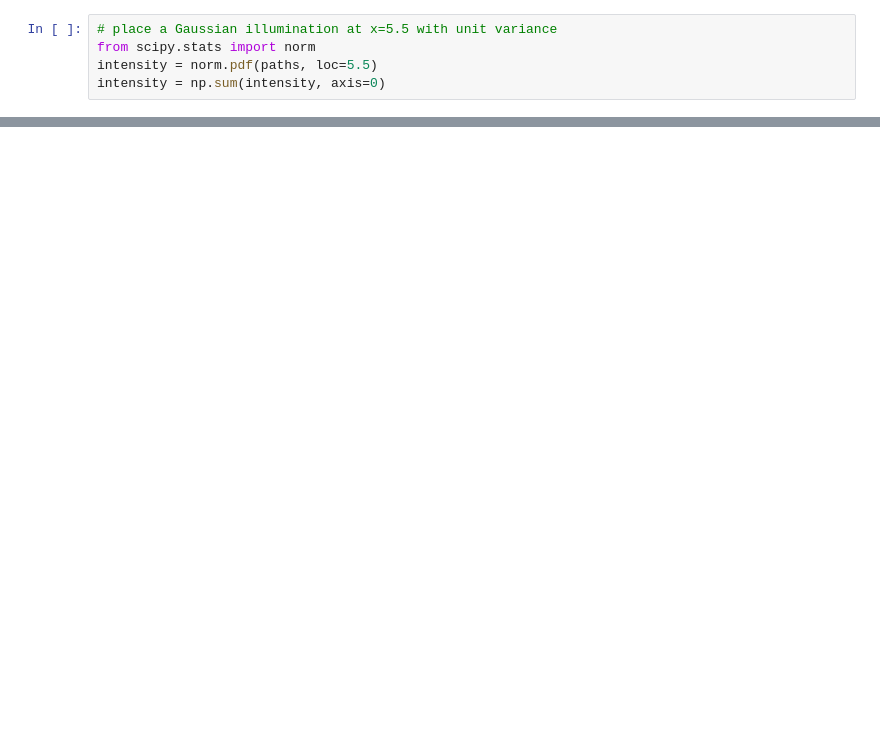
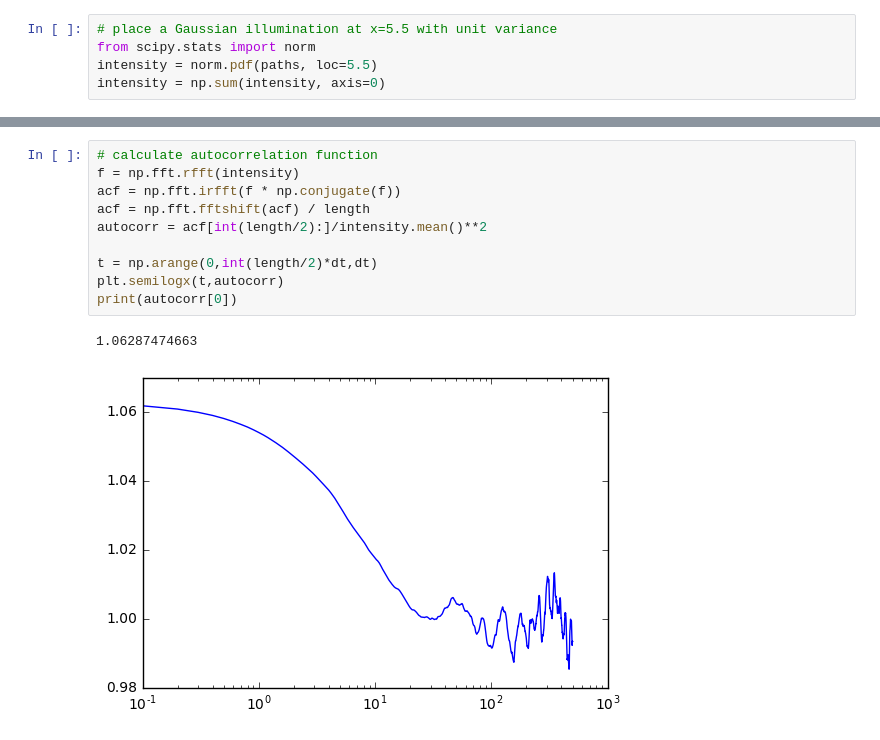
Before and after one commit to hstrey/FCS-simulations, a Jupyter notebook: Brownian simulation Gaussian beam.ipynb, the cells around one changed output, grey strips where cells are left out. Cells and saved outputs as stored; diff of their text form; blank space fills up the shorter version.

Commit message:
calculated correlation function

```diff
--- a/Brownian simulation Gaussian beam.ipynb
+++ b/Brownian simulation Gaussian beam.ipynb
@@ -46,0 +49,13 @@ plt.plot(intensity)
+# %%
+# calculate autocorrelation function
+f = np.fft.rfft(intensity)
+acf = np.fft.irfft(f * np.conjugate(f))
+acf = np.fft.fftshift(acf) / length
+autocorr = acf[int(length/2):]/intensity.mean()**2
+
+t = np.arange(0,int(length/2)*dt,dt)
+plt.semilogx(t,autocorr)
+print(autocorr[0])
+# %% [output]
+1.06287474663
+[figure, added]
```
Also changed, not shown: parts of 7 cells of this notebook.
